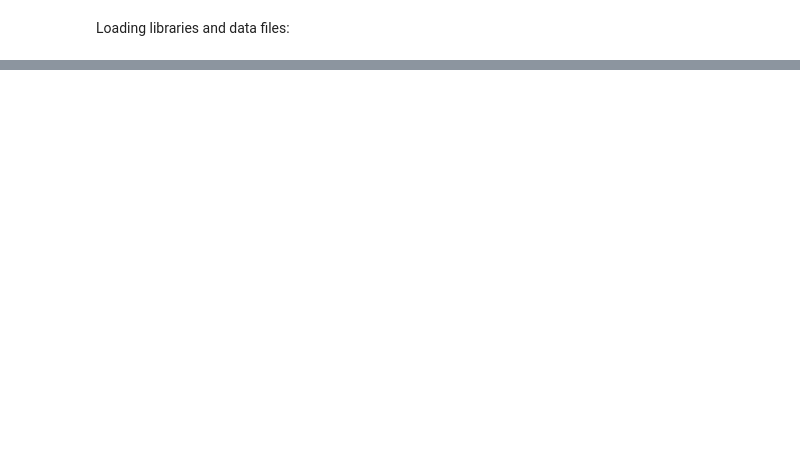
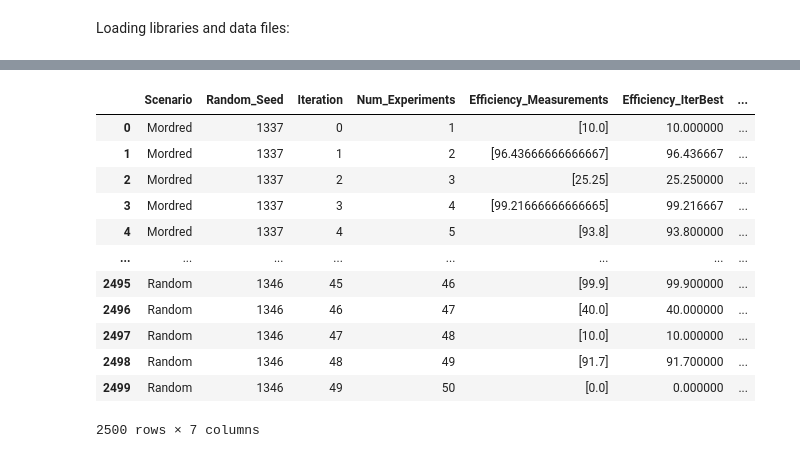
Before and after one commit to AC-BO-Hackathon/project-surface-science-syndicate, a Jupyter notebook: baybe-inhibitor.ipynb, the cells around one changed output, grey strips where cells are left out. Cells and saved outputs as stored; diff of their text form; code cells hidden in the pictures; blank space fills up the shorter version.

```diff
--- a/baybe-inhibitor.ipynb
+++ b/baybe-inhibitor.ipynb
@@ -32,0 +189,22 @@ df_Al = pd.read_excel('data/filtered_Al.xlsx')
+# %%
+campaign_mordred = Campaign(searchspace=searchspace_mordred, objective=objective)
+campaign_morgan = Campaign(searchspace=searchspace_morgan, objective=objective)
+campaign_rdkit = Campaign(searchspace=searchspace_rdkit, objective=objective)
+campaign_ohe = Campaign(searchspace=searchspace_ohe, objective=objective)
+
+# not all randoms are used but checked for differences in behaviour
+campaign_rand_mordred = Campaign(
+    searchspace=searchspace_mordred,
+    recommender=TwoPhaseMetaRecommender(recommender=RandomRecommender()),
+    objective=objective,
+)
+campaign_rand_morgan = Campaign(
+    searchspace=searchspace_morgan,
+    recommender=TwoPhaseMetaRecommender(recommender=RandomRecommender()),
+    objective=objective,
+)
+campaign_rand_rdkit = Campaign(
+    searchspace=searchspace_rdkit,
+    recommender=TwoPhaseMetaRecommender(recommender=RandomRecommender()),
+    objective=objective,
+)
@@ -32,0 +364,16 @@ df_Al = pd.read_excel('data/filtered_Al.xlsx')
+# %%
+results
+# %% [output]
+|  | Scenario | Random_Seed | Iteration | Num_Experiments | Efficiency_Measurements | Efficiency_IterBest | ... |
+| 0 | Mordred | 1337 | 0 | 1 | [10.0] | 10.000000 | ... |
+| 1 | Mordred | 1337 | 1 | 2 | [96.43666666666667] | 96.436667 | ... |
+| 2 | Mordred | 1337 | 2 | 3 | [25.25] | 25.250000 | ... |
+| 3 | Mordred | 1337 | 3 | 4 | [99.21666666666665] | 99.216667 | ... |
+| 4 | Mordred | 1337 | 4 | 5 | [93.8] | 93.800000 | ... |
+| ... | ... | ... | ... | ... | ... | ... | ... |
+| 2495 | Random | 1346 | 45 | 46 | [99.9] | 99.900000 | ... |
+| 2496 | Random | 1346 | 46 | 47 | [40.0] | 40.000000 | ... |
+| 2497 | Random | 1346 | 47 | 48 | [10.0] | 10.000000 | ... |
+| 2498 | Random | 1346 | 48 | 49 | [91.7] | 91.700000 | ... |
+| 2499 | Random | 1346 | 49 | 50 | [0.0] | 0.000000 | ... |
+2500 rows × 7 columns
```
Also changed, not shown: parts of 43 cells of this notebook, 3 other files.
